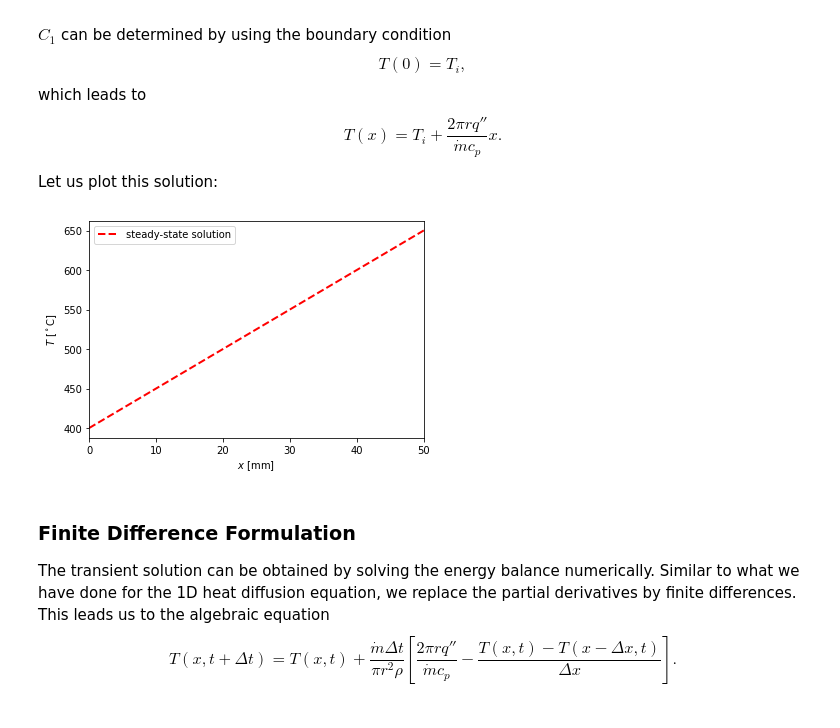
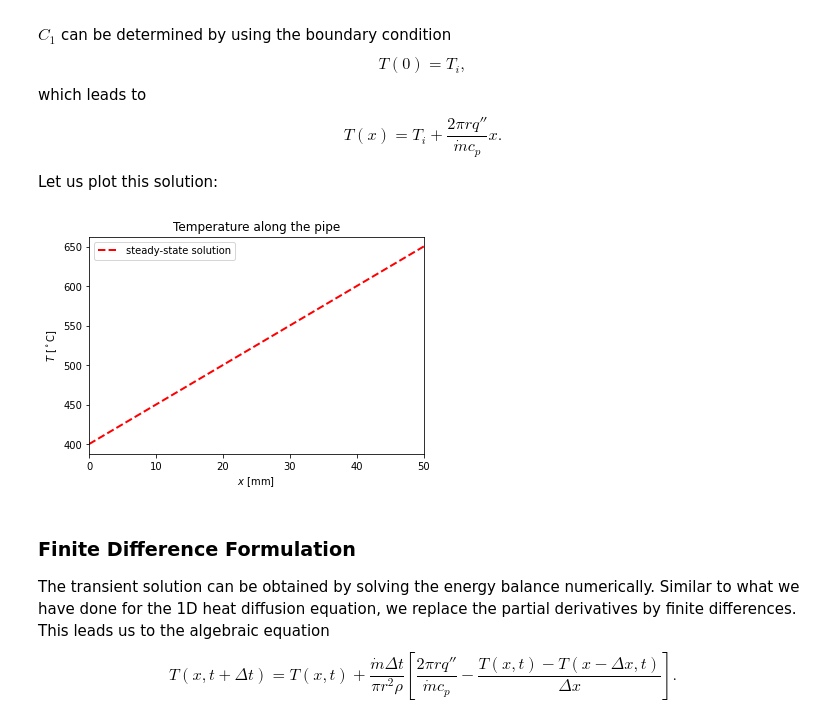
Before and after one commit to Clemson-MSE/fdm4transport, a Jupyter notebook: Heat Transfer in Steady Pipe Flow.ipynb, the cells around one changed output. Cells and saved outputs as stored; diff of their text form; code cells hidden in the pictures.

```diff
--- a/Heat Transfer in Steady Pipe Flow.ipynb
+++ b/Heat Transfer in Steady Pipe Flow.ipynb
@@ -46,27 +46,28 @@ Let us plot this solution:
 # %%
 L = 50     # pipe length in meter
 r = 0.1    # pipe radius in meter
 m = 3      # mass flow rate in kg/s
 cp = 4180  # specific heat capacity of water in J/kg*K
 rho = 1000 # density of water in kg/m^3
 Ti = 400   # inlet temperature in K
 T0 = 300   # initial fluid temperature in K
 q_flux = 100000 # heat flux in W/m^2
 
 def steady_state(x):
     T = Ti + (2*np.pi*r*q_flux)/(m*cp)*x
     return T
 
 xs = np.linspace(0,L,20)
 plt.plot(xs,steady_state(xs),'r--',lw=2,label='steady-state solution')
+plt.title('Temperature along the pipe')
 plt.xlabel(r'$x\ \mathrm{[mm]}$')
 plt.ylabel(r'$T\ \mathrm{[^\circ C]}$')
 plt.xlim(0,L)
 plt.ticklabel_format(useOffset=False)
 plt.legend()
 plt.show()
 # %% [output]
-[figure, old version]
+[figure, new version]
 # %% [markdown]
 ### Finite Difference Formulation
 
```
Also changed, not shown: parts of 6 cells of this notebook, 3 other files.
